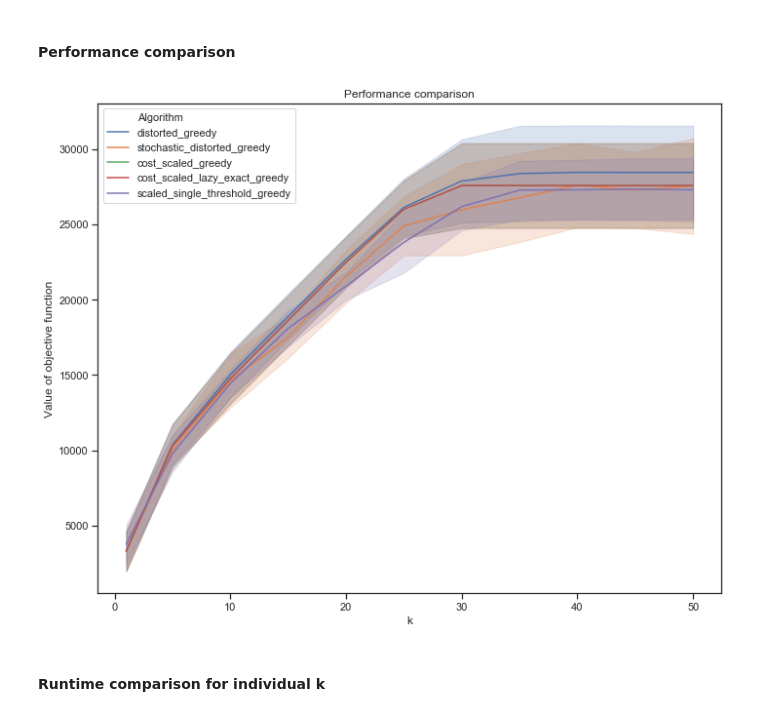
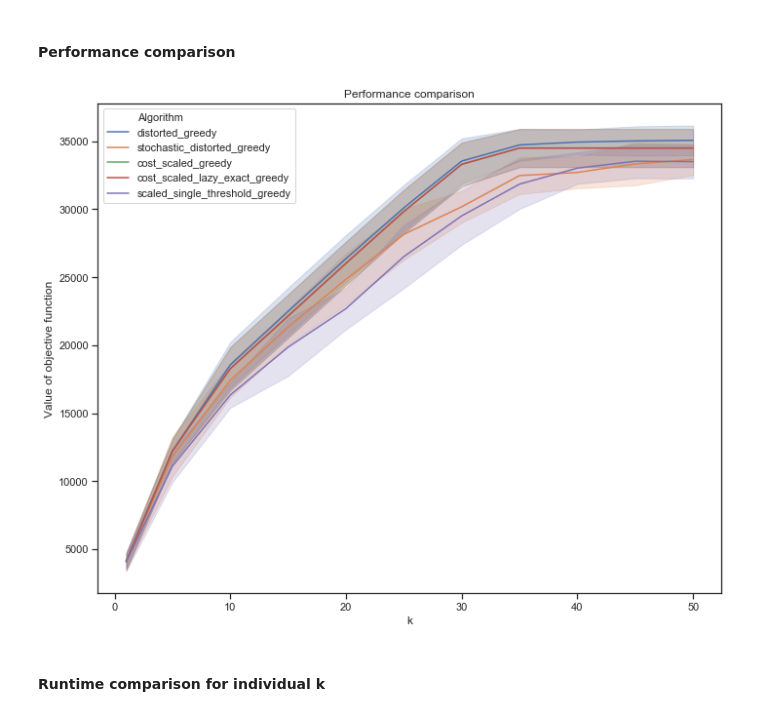
Before and after one commit to smnikolakaki/submodular-linear-cost-maximization, a Jupyter notebook: jupyter/Experiment_constrained_problem.ipynb, the cells around one changed output. Drawn from its saved outputs; the diff is of its cells as text; code cells hidden in the pictures.

Commit message:
SN: Added new plots

```diff
--- a/jupyter/Experiment_constrained_problem.ipynb
+++ b/jupyter/Experiment_constrained_problem.ipynb
@@ -91,17 +91,17 @@ def plot_performance_comparison(df):
 # %%
 df = df[(df.Algorithm == 'distorted_greedy')
         |(df.Algorithm == 'stochastic_distorted_greedy')
         |(df.Algorithm == 'cost_scaled_greedy')
         |(df.Algorithm == 'cost_scaled_lazy_exact_greedy')
         |(df.Algorithm == 'scaled_single_threshold_greedy')
     ]
-df0 = df[(df['user_sample_ratio'] == 0.4)]
+df0 = df[(df['user_sample_ratio'] == 1)]
 
 set_style()
 fig, axes = plot_performance_comparison(df0)
 set_size(fig, 10, 8)
 # %% [output]
-[figure, old version]
+[figure, new version]
 # %% [markdown]
 #### Runtime comparison for individual k
 # %% [markdown]
```
Also changed, not shown: parts of 2 cells of this notebook, 3 other files.
